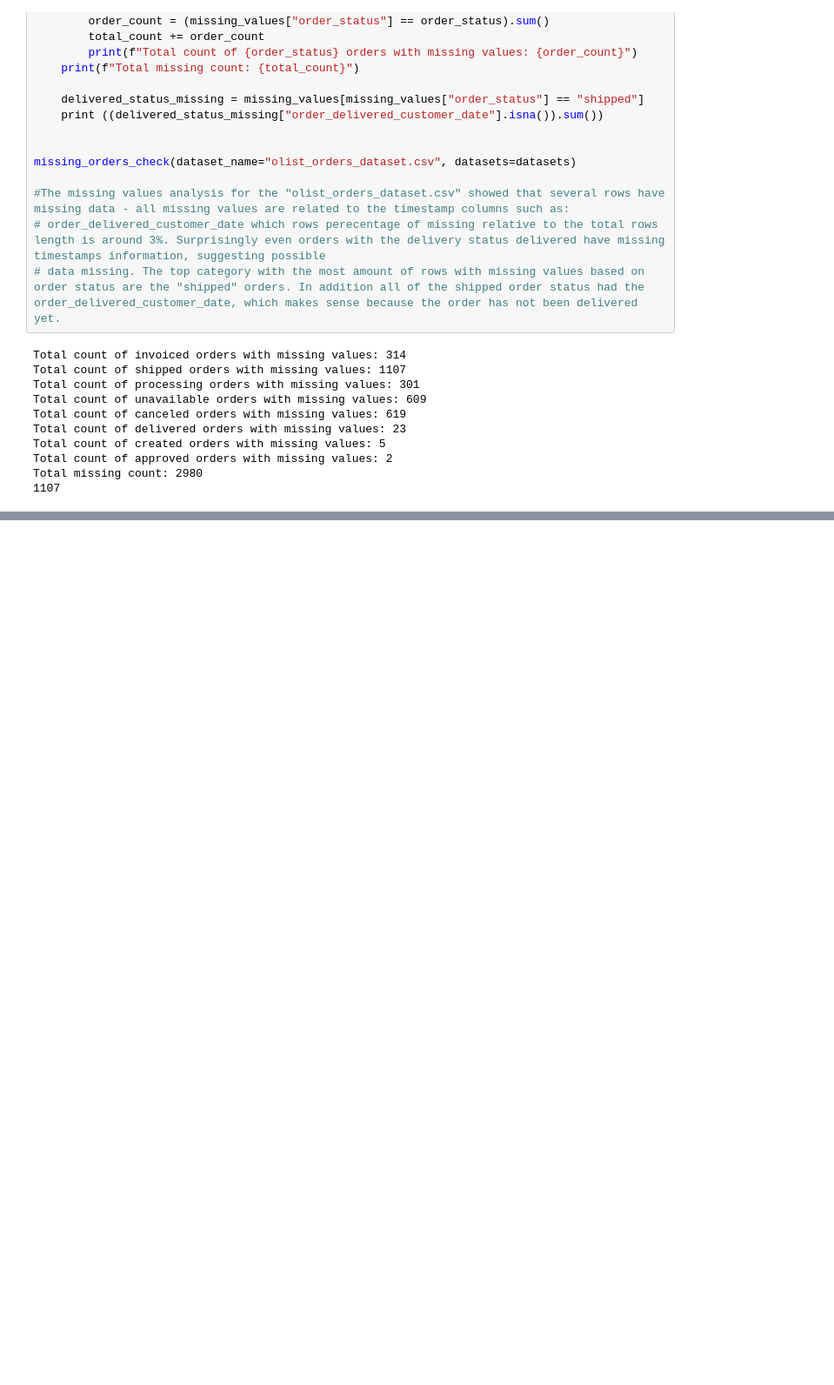
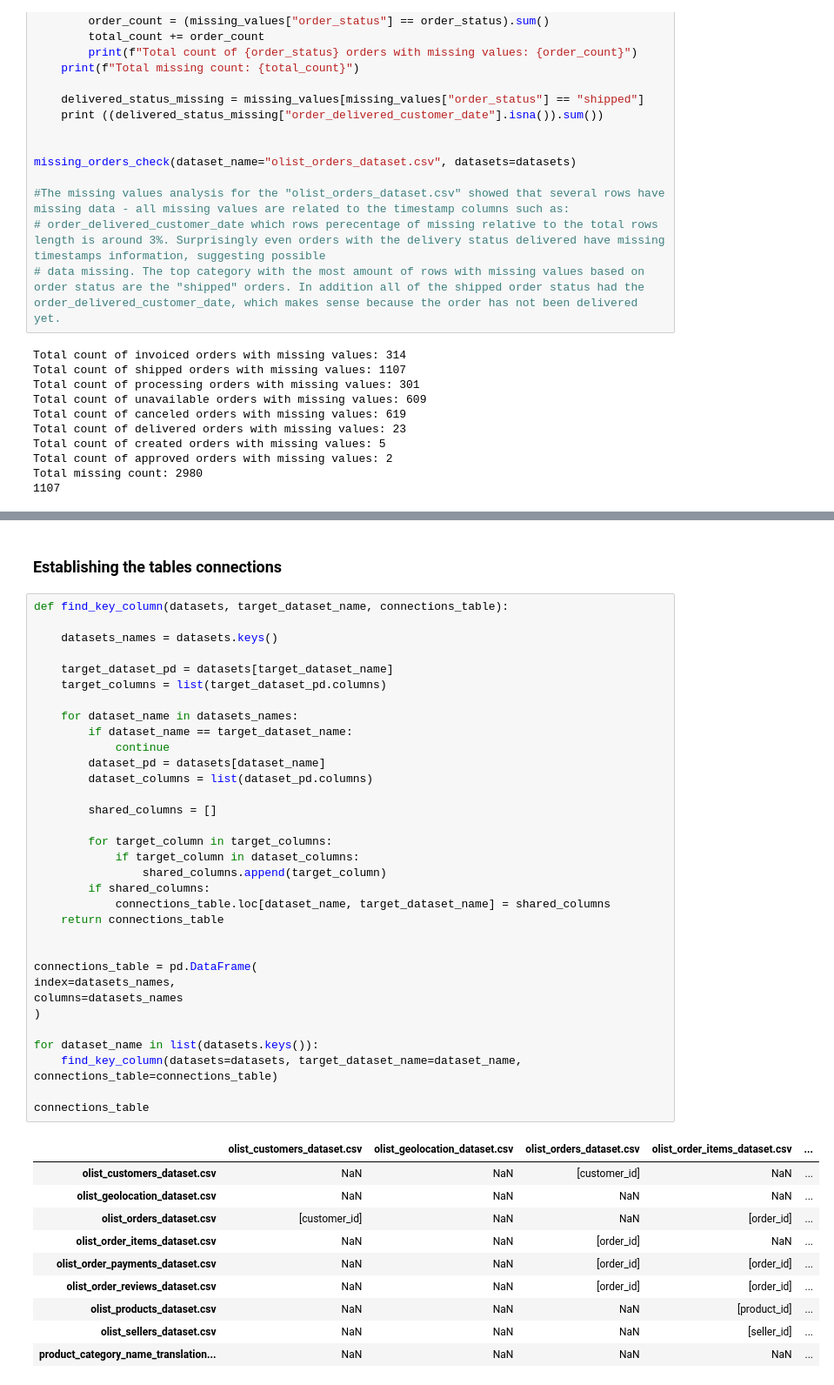
Before and after one commit to FinnMax/olist-python-eda, a Jupyter notebook: notebooks/01_data_understanding.ipynb, the cells around one changed output, grey strips where cells are left out. Shown at 87% size. Saved outputs shown, nothing was run; the diff lists cells and outputs as text; blank space fills up the shorter version.

```diff
--- a/notebooks/01_data_understanding.ipynb
+++ b/notebooks/01_data_understanding.ipynb
@@ -139,0 +197,46 @@ review_missing_values
+# %% [markdown]
+### Establishing the tables connections
+# %%
+def find_key_column(datasets, target_dataset_name, connections_table):
+
+    datasets_names = datasets.keys()
+
+    target_dataset_pd = datasets[target_dataset_name]
+    target_columns = list(target_dataset_pd.columns)
+
+    for dataset_name in datasets_names:
+        if dataset_name == target_dataset_name:
+            continue
+        dataset_pd = datasets[dataset_name]
+        dataset_columns = list(dataset_pd.columns)
+
+        shared_columns = []
+
+        for target_column in target_columns:
+            if target_column in dataset_columns:
+                shared_columns.append(target_column)
+        if shared_columns:
+            connections_table.loc[dataset_name, target_dataset_name] = shared_columns
+    return connections_table
+
+
+connections_table = pd.DataFrame(
+index=datasets_names,
+columns=datasets_names
+)
+
+for dataset_name in list(datasets.keys()):
+    find_key_column(datasets=datasets, target_dataset_name=dataset_name, connections_table=connections_table)
+
+connections_table
+# %% [output]
+|  | olist_customers_dataset.csv | olist_geolocation_dataset.csv | olist_orders_dataset.csv | olist_order_items_dataset.csv | ... |
+| olist_customers_dataset.csv | NaN | NaN | [customer_id] | NaN | ... |
+| olist_geolocation_dataset.csv | NaN | NaN | NaN | NaN | ... |
+| olist_orders_dataset.csv | [customer_id] | NaN | NaN | [order_id] | ... |
+| olist_order_items_dataset.csv | NaN | NaN | [order_id] | NaN | ... |
+| olist_order_payments_dataset.csv | NaN | NaN | [order_id] | [order_id] | ... |
+| olist_order_reviews_dataset.csv | NaN | NaN | [order_id] | [order_id] | ... |
+| olist_products_dataset.csv | NaN | NaN | NaN | [product_id] | ... |
+| olist_sellers_dataset.csv | NaN | NaN | NaN | [seller_id] | ... |
+| product_category_name_translation... | NaN | NaN | NaN | NaN | ... |
```
Also changed, not shown: parts of 5 cells of this notebook.
